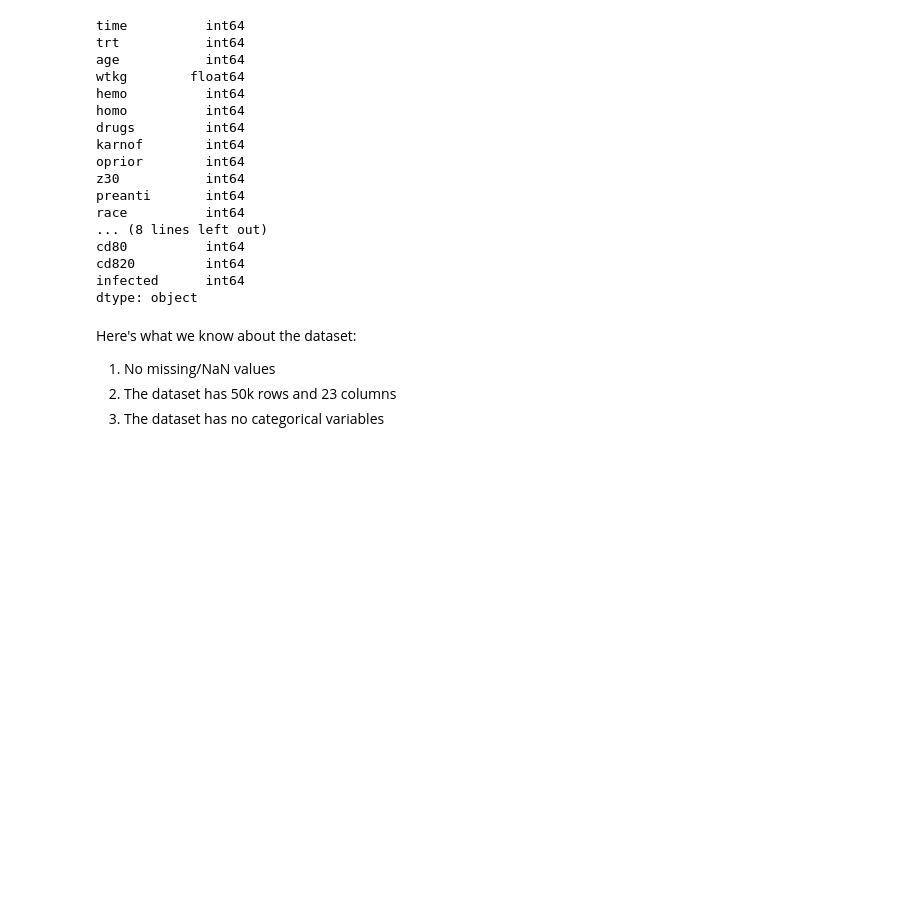
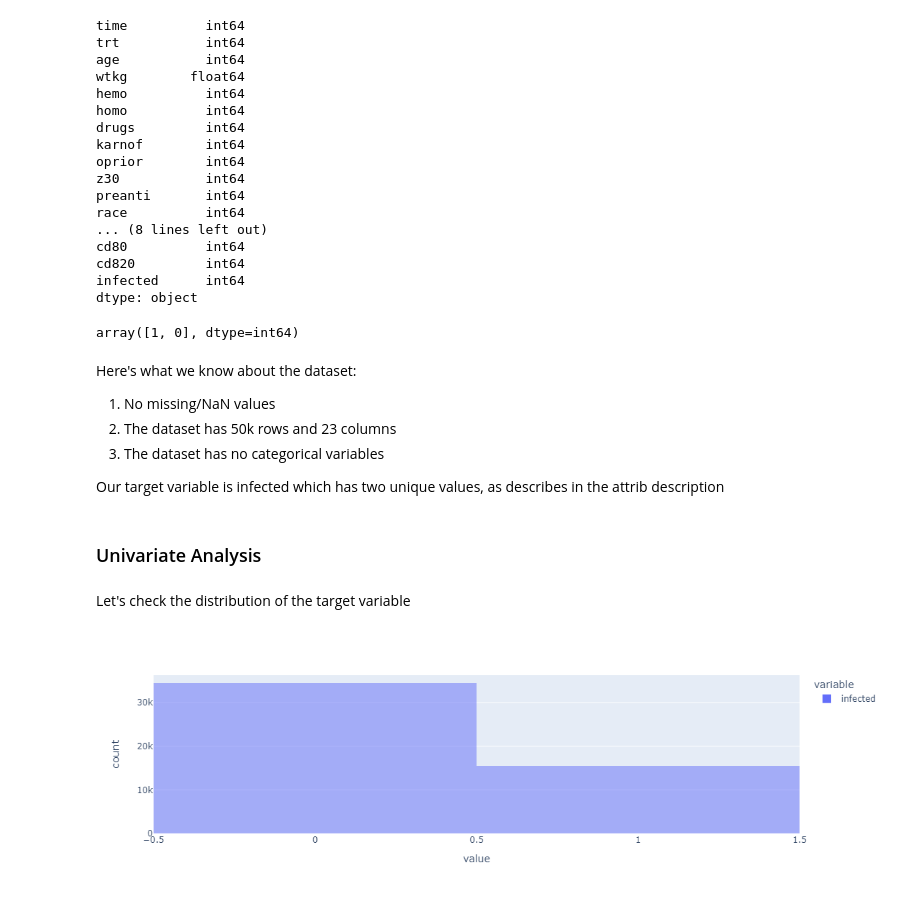
Before and after one commit to webJdi/AAI_500_Group7, a Jupyter notebook: AIDS prediction_Classification.ipynb, the cells around one changed output. Drawn from its saved outputs; the diff is of its cells as text; code cells hidden in the pictures; blank space fills up the shorter version.

Commit message:
target variable balance checked

```diff
--- a/AIDS prediction_Classification.ipynb
+++ b/AIDS prediction_Classification.ipynb
@@ -74,8 +134,24 @@ cd80          int64
 cd820         int64
 infected      int64
 dtype: object
+# %%
+df['infected'].unique()
+# %% [output]
+array([1, 0], dtype=int64)
 # %% [markdown]
 Here's what we know about the dataset:
 1. No missing/NaN values
 2. The dataset has 50k rows and 23 columns
 3. The dataset has no categorical variables
+
+
+Our target variable is infected which has two unique values, as describes in the attrib description
+# %% [markdown]
+### Univariate Analysis
+# %% [markdown]
+Let's check the distribution of the target variable
+# %%
+fig = px.histogram(df['infected'],barmode='overlay',nbins=2)
+fig.show()
+# %% [output]
+[figure, added]
```
Also changed, not shown: parts of 4 cells of this notebook.
